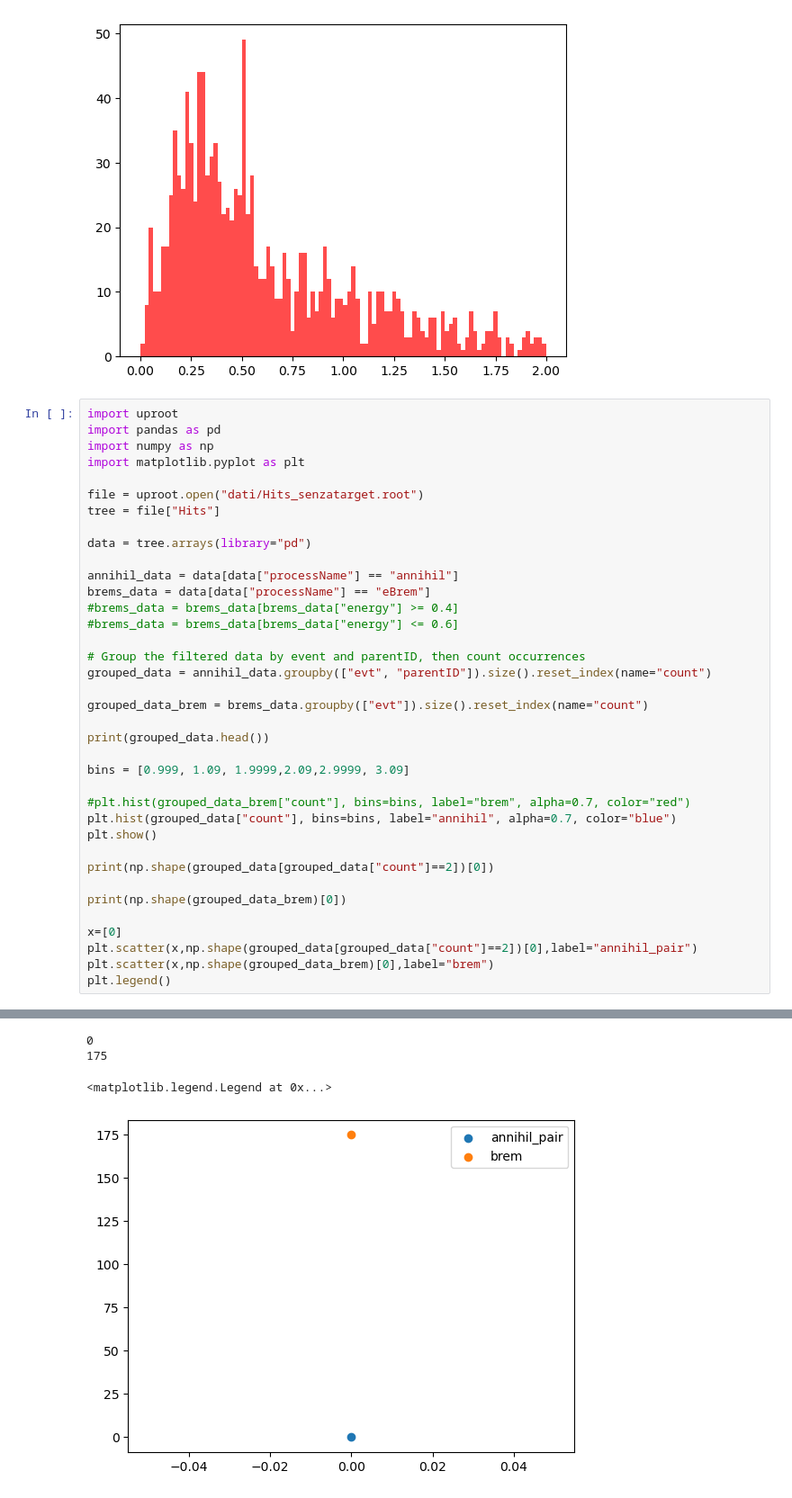
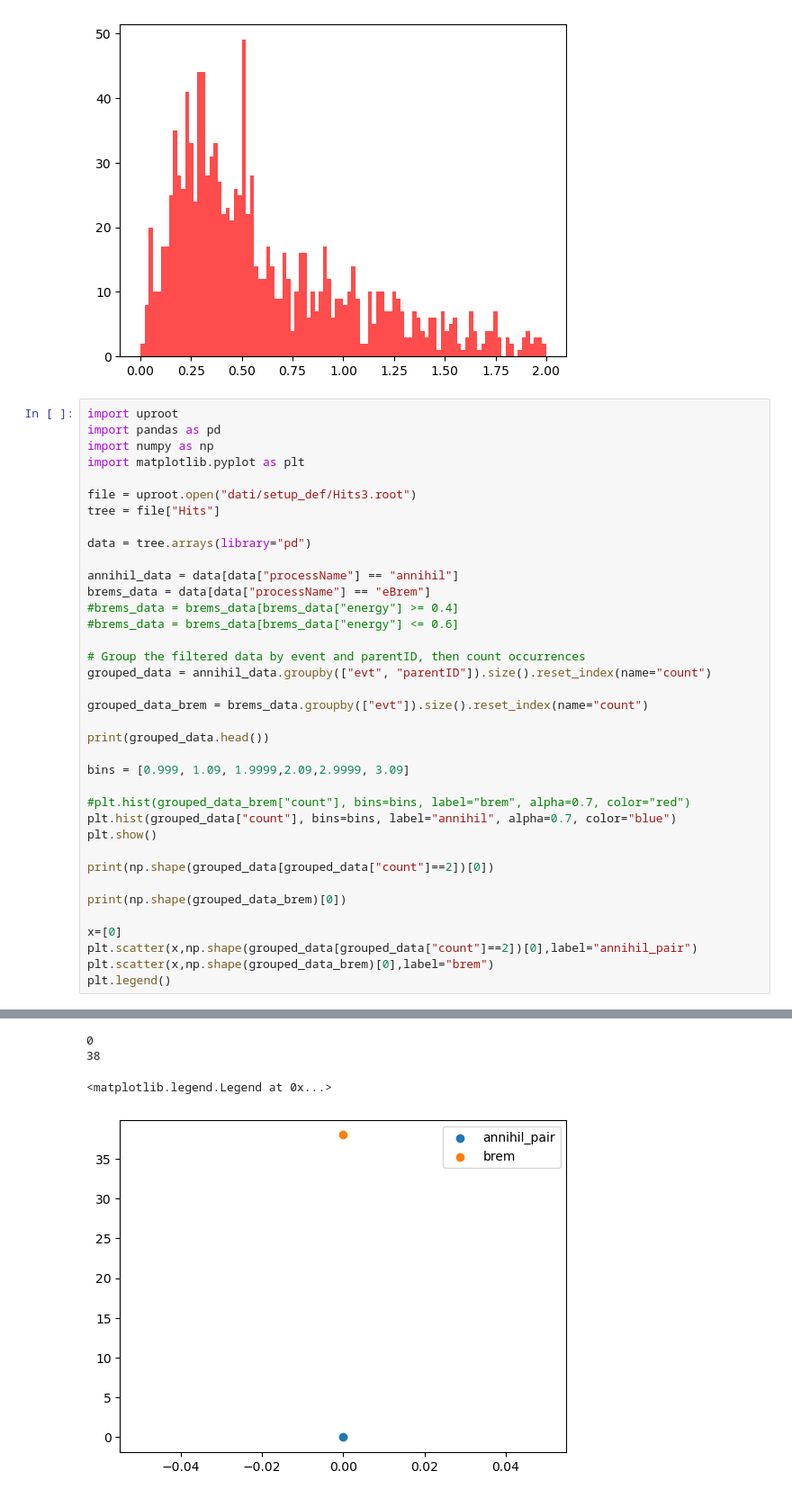
Before and after one commit to francescouni0/Online-Monitoring, a Jupyter notebook: pipetanalysis.ipynb, the cells around one changed output, grey strips where cells are left out. Shown at 90% size. Drawn from its saved outputs; the diff is of its cells as text.

```diff
--- a/pipetanalysis.ipynb
+++ b/pipetanalysis.ipynb
@@ -150,7 +150,7 @@ import pandas as pd
 import numpy as np
 import matplotlib.pyplot as plt
 
-file = uproot.open("dati/Hits_senzatarget.root")
+file = uproot.open("dati/setup_def/Hits3.root")
 tree = file["Hits"]
 
 data = tree.arrays(library="pd")
@@ -192,4 +192,4 @@ plt.legend()
 0
-175
+38
 <matplotlib.legend.Legend at 0x...>
-[figure, old version]
+[figure, new version]
```
Also changed, not shown: parts of 2 cells of this notebook, 2 other files.
